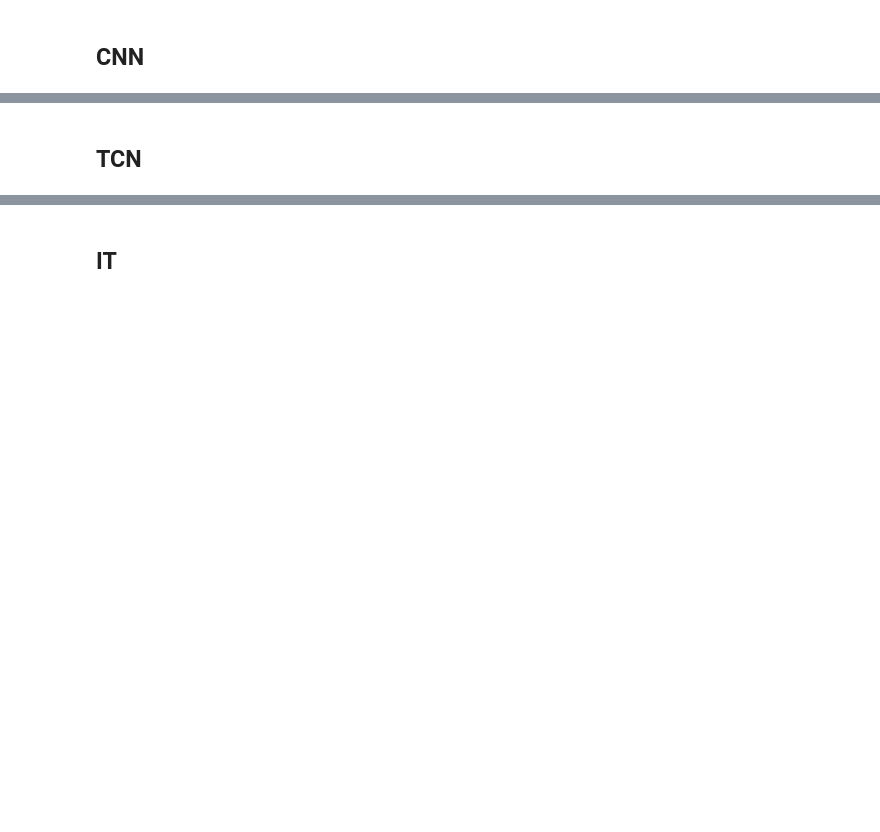
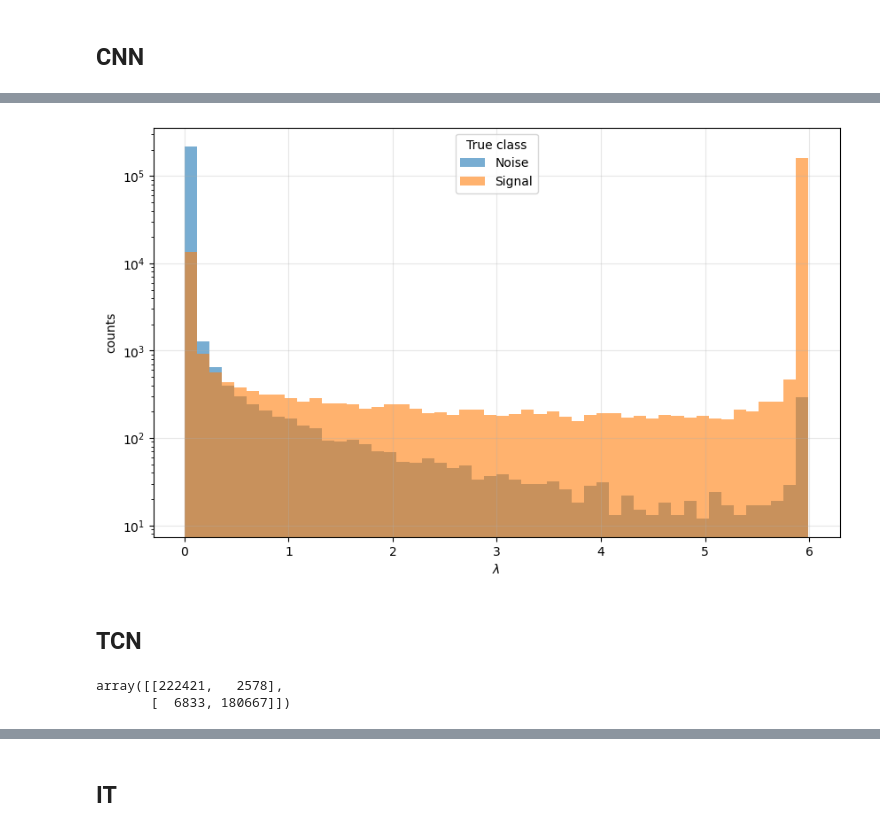
Before and after one commit to giuliadoda/GW_TS_classification, a Jupyter notebook: final_nb.ipynb, the cells around one changed output, grey strips where cells are left out. Cells and saved outputs as stored; diff of their text form; code cells hidden in the pictures; blank space fills up the shorter version.

```diff
--- a/final_nb.ipynb
+++ b/final_nb.ipynb
@@ -70,2 +343,6 @@ plots.plot_TS(ts2)
+# %%
+plot_PS_lambda('CNN', 0.999999*cnn_probs, cnn_labels)
+# %% [output]
+[figure, added]
 # %% [markdown]
 ## TCN
@@ -71,0 +420,5 @@ plots.plot_TS(ts2)
+# %%
+tcn_cm
+# %% [output]
+array([[222421,   2578],
+       [  6833, 180667]])
```
Also changed, not shown: parts of 47 cells of this notebook, 1 other file.
